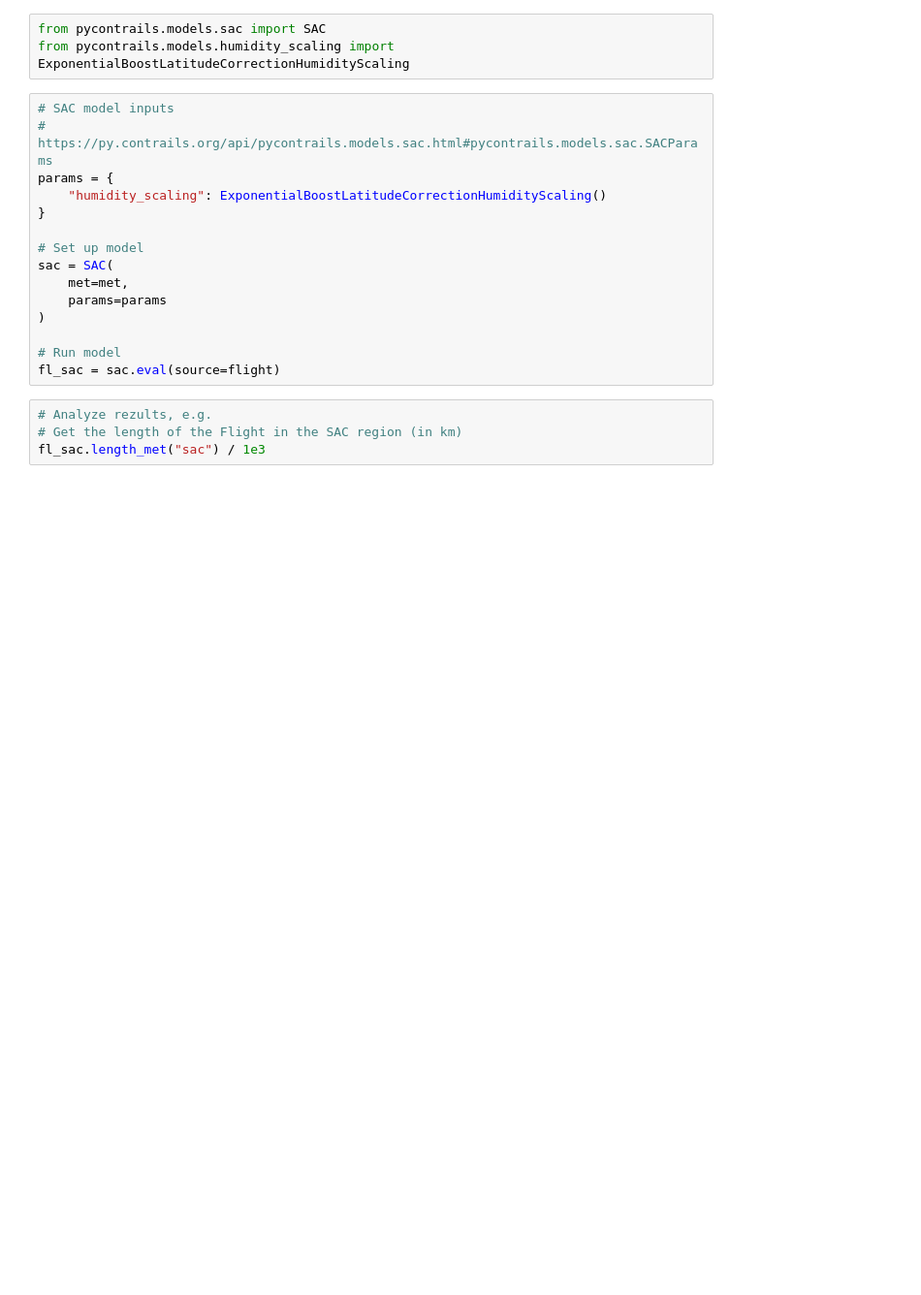
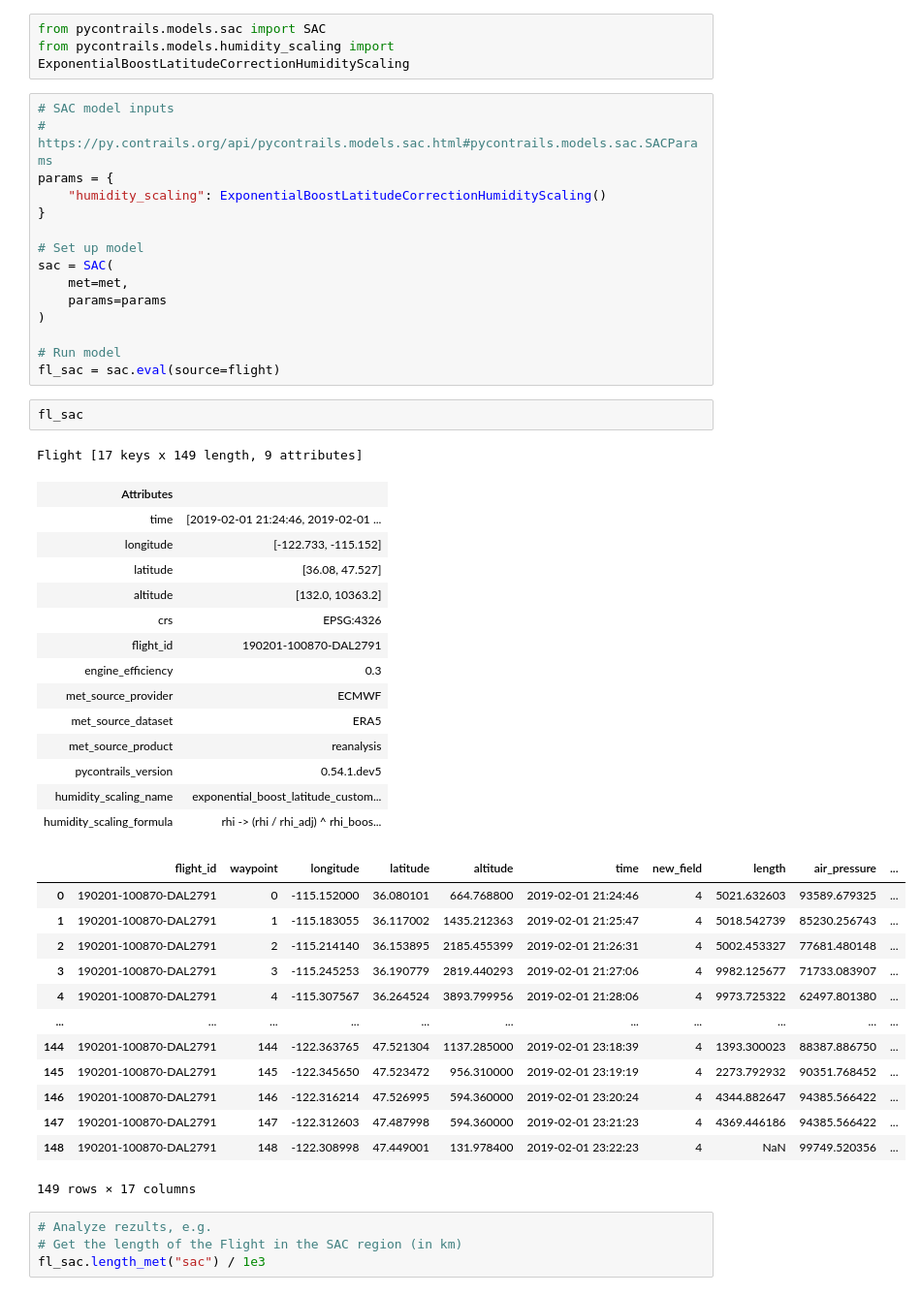
Before and after one commit to contrailcirrus/2024-09-ge-workshop, a Jupyter notebook: pycontrails-basics.ipynb, the cells around one changed output. Shown at 97% size. Cells and saved outputs as stored; diff of their text form; blank space fills up the shorter version.

```diff
--- a/pycontrails-basics.ipynb
+++ b/pycontrails-basics.ipynb
@@ -148,6 +178,37 @@ sac = SAC(
 
 # Run model
 fl_sac = sac.eval(source=flight)
+# %%
+fl_sac
+# %% [output]
+Flight [17 keys x 149 length, 9 attributes]
+| Attributes |  |
+| time | [2019-02-01 21:24:46, 2019-02-01 ... |
+| longitude | [-122.733, -115.152] |
+| latitude | [36.08, 47.527] |
+| altitude | [132.0, 10363.2] |
+| crs | EPSG:4326 |
+| flight_id | 190201-100870-DAL2791 |
+| engine_efficiency | 0.3 |
+| met_source_provider | ECMWF |
+| met_source_dataset | ERA5 |
+| met_source_product | reanalysis |
+| pycontrails_version | 0.54.1.dev5 |
+| humidity_scaling_name | exponential_boost_latitude_custom... |
+| humidity_scaling_formula | rhi -> (rhi / rhi_adj) ^ rhi_boos... |
+|  | flight_id | waypoint | longitude | latitude | altitude | time | new_field | length | air_pressure | ... |
+| 0 | 190201-100870-DAL2791 | 0 | -115.152000 | 36.080101 | 664.768800 | 2019-02-01 21:24:46 | 4 | 5021.632603 | 93589.679325 | ... |
+| 1 | 190201-100870-DAL2791 | 1 | -115.183055 | 36.117002 | 1435.212363 | 2019-02-01 21:25:47 | 4 | 5018.542739 | 85230.256743 | ... |
+| 2 | 190201-100870-DAL2791 | 2 | -115.214140 | 36.153895 | 2185.455399 | 2019-02-01 21:26:31 | 4 | 5002.453327 | 77681.480148 | ... |
+| 3 | 190201-100870-DAL2791 | 3 | -115.245253 | 36.190779 | 2819.440293 | 2019-02-01 21:27:06 | 4 | 9982.125677 | 71733.083907 | ... |
+| 4 | 190201-100870-DAL2791 | 4 | -115.307567 | 36.264524 | 3893.799956 | 2019-02-01 21:28:06 | 4 | 9973.725322 | 62497.801380 | ... |
+| ... | ... | ... | ... | ... | ... | ... | ... | ... | ... | ... |
+| 144 | 190201-100870-DAL2791 | 144 | -122.363765 | 47.521304 | 1137.285000 | 2019-02-01 23:18:39 | 4 | 1393.300023 | 88387.886750 | ... |
+| 145 | 190201-100870-DAL2791 | 145 | -122.345650 | 47.523472 | 956.310000 | 2019-02-01 23:19:19 | 4 | 2273.792932 | 90351.768452 | ... |
+| 146 | 190201-100870-DAL2791 | 146 | -122.316214 | 47.526995 | 594.360000 | 2019-02-01 23:20:24 | 4 | 4344.882647 | 94385.566422 | ... |
+| 147 | 190201-100870-DAL2791 | 147 | -122.312603 | 47.487998 | 594.360000 | 2019-02-01 23:21:23 | 4 | 4369.446186 | 94385.566422 | ... |
+| 148 | 190201-100870-DAL2791 | 148 | -122.308998 | 47.449001 | 131.978400 | 2019-02-01 23:22:23 | 4 | NaN | 99749.520356 | ... |
+149 rows × 17 columns
 # %%
 # Analyze rezults, e.g.
 # Get the length of the Flight in the SAC region (in km)
```
Also changed, not shown: parts of 10 cells of this notebook.
